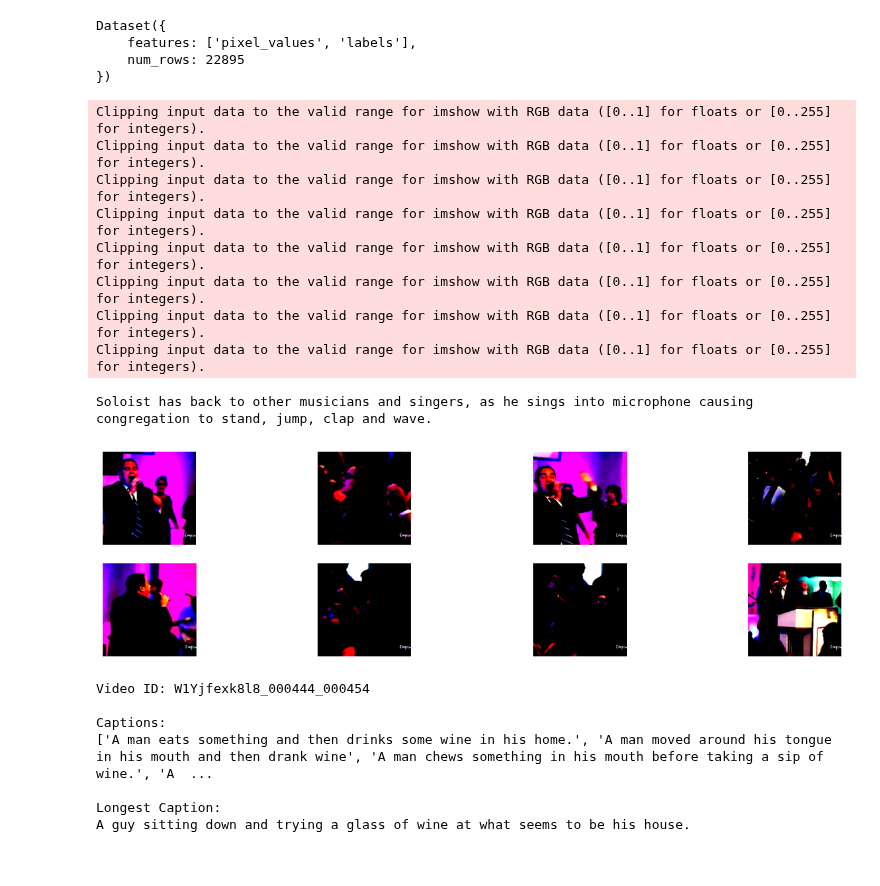
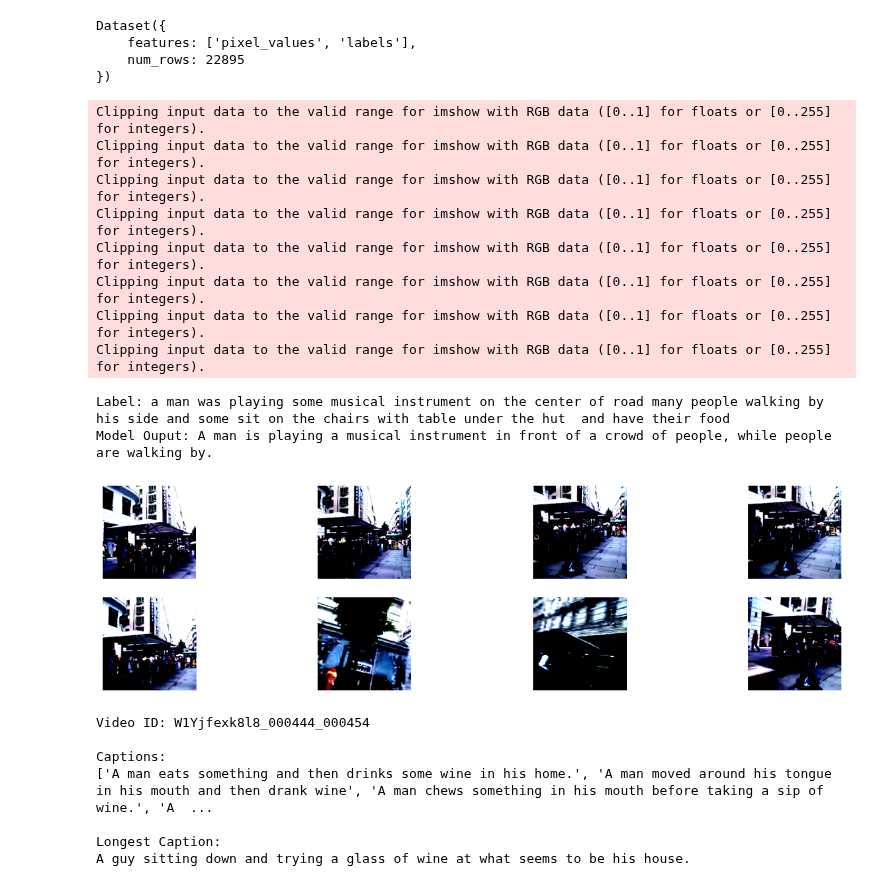
Before and after one commit to Neleac/SpaceTimeGPT, a Jupyter notebook: data_vis.ipynb, the cells around one changed output. Drawn from its saved outputs; the diff is of its cells as text; code cells hidden in the pictures.

Commit message:
training and inference using model checkpoints

```diff
--- a/data_vis.ipynb
+++ b/data_vis.ipynb
@@ -15,6 +16,10 @@ tokenizer = AutoTokenizer.from_pretrained("gpt2")
 tokenizer.pad_token = tokenizer.eos_token
 # %% [output]
 Could not find image processor class in the image processor config or the model config. Loading based on pattern matching with the model's feature extractor configuration.
+# %%
+image_processor = AutoImageProcessor.from_pretrained("training/checkpoint-19080")
+tokenizer = AutoTokenizer.from_pretrained("gpt2")
+model = VisionEncoderDecoderModel.from_pretrained("training/checkpoint-19080")
 # %%
 dataset = load_from_disk("dataset/preprocessed")
 dataset.set_format(type="numpy")
@@ -26,39 +31,44 @@ Dataset({
     num_rows: 22895
 })
 # %%
-# visualize training data
+# visualize training data and model output
 
 idx = random.randint(0, len(data_train) - 1)
 data = data_train[idx]
 frames = data["pixel_values"]
 caption = data["labels"]
 
 caption = tokenizer.decode(caption, skip_special_tokens=True)
-print(caption)
+print("Label: %s" % caption)
 
 FRAMES_PER_VIDEO = 8
 rows = 2
 cols = FRAMES_PER_VIDEO // rows
 fig = plt.figure(figsize=(16, 4))
 
 for i in range(FRAMES_PER_VIDEO):
     frame = frames[i]
     frame = np.moveaxis(frame, 0, 2)
 
     fig.add_subplot(rows, cols, i + 1)
     plt.imshow(frame)
     plt.axis("off")
+
+generated_ids = model.generate(torch.from_numpy(frames).unsqueeze(0), max_length=30, num_beams=2, early_stopping=True)
+generated_text = tokenizer.batch_decode(generated_ids, skip_special_tokens=True)[0]
+print("Model Ouput: %s" % generated_text)
 # %% [output]
 Clipping input data to the valid range for imshow with RGB data ([0..1] for floats or [0..255] for integers).
 Clipping input data to the valid range for imshow with RGB data ([0..1] for floats or [0..255] for integers).
 Clipping input data to the valid range for imshow with RGB data ([0..1] for floats or [0..255] for integers).
 Clipping input data to the valid range for imshow with RGB data ([0..1] for floats or [0..255] for integers).
 Clipping input data to the valid range for imshow with RGB data ([0..1] for floats or [0..255] for integers).
 Clipping input data to the valid range for imshow with RGB data ([0..1] for floats or [0..255] for integers).
 Clipping input data to the valid range for imshow with RGB data ([0..1] for floats or [0..255] for integers).
 Clipping input data to the valid range for imshow with RGB data ([0..1] for floats or [0..255] for integers).
-Soloist has back to other musicians and singers, as he sings into microphone causing congregation to stand, jump, clap and wave.
+Label: a man was playing some musical instrument on the center of road many people walking by his side and some sit on the chairs with table under the hut  and have their food
+Model Ouput: A man is playing a musical instrument in front of a crowd of people, while people are walking by.
-[figure, old version]
+[figure, new version]
 # %%
 # visualize video frame sampling and image processing
 
```
Also changed, not shown: parts of 2 cells of this notebook, 2 other files.
